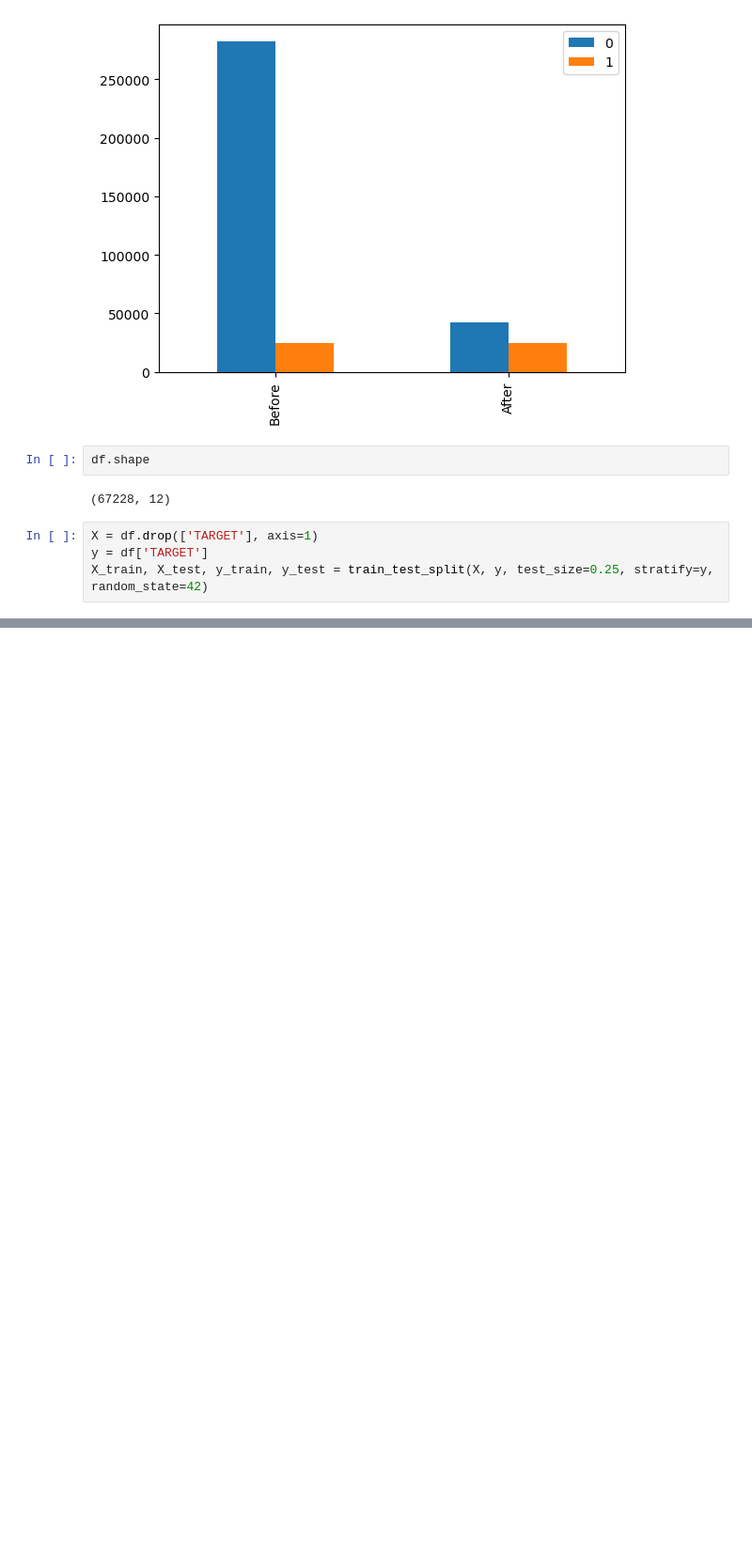
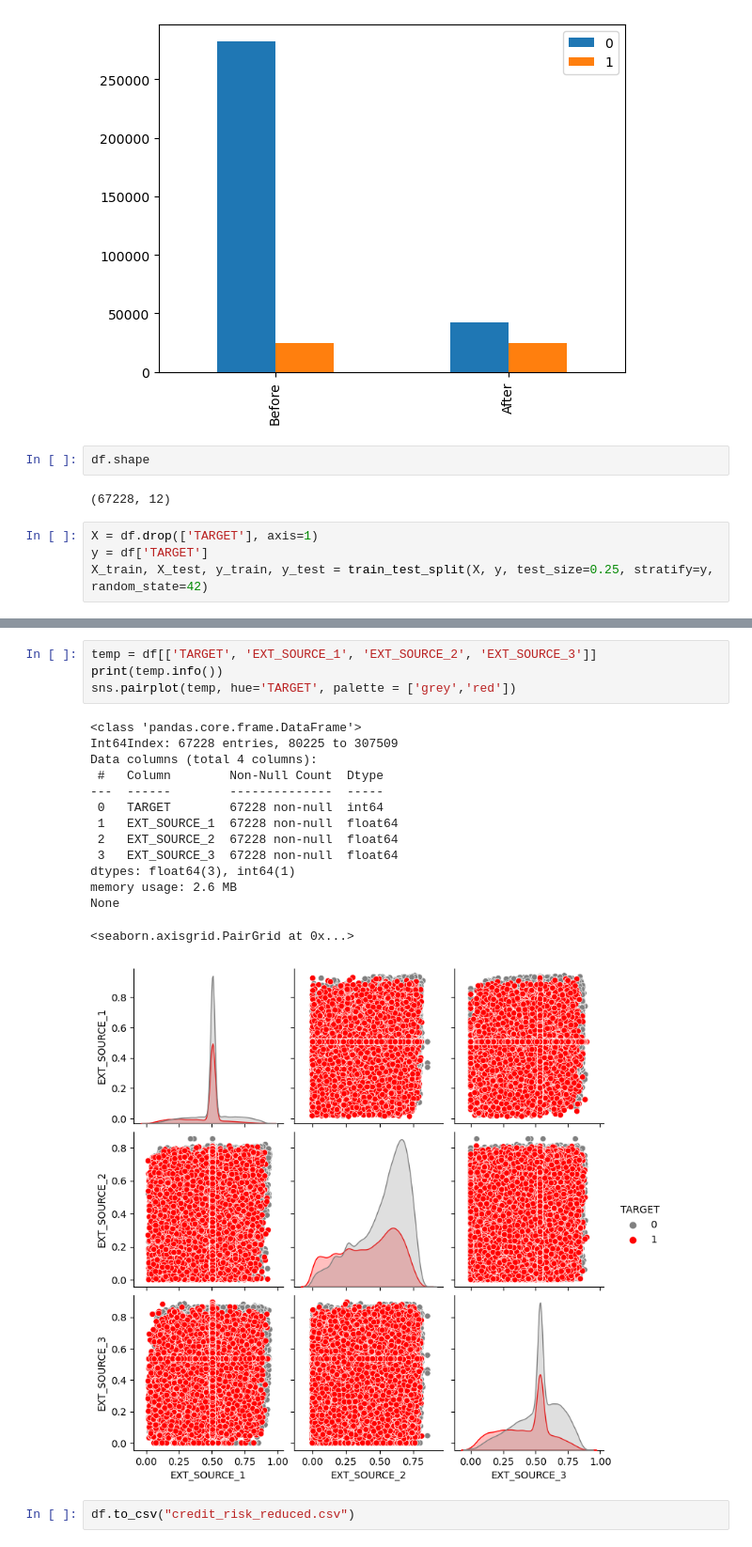
Before and after one commit to mehratif1/Project4_Team1, a Jupyter notebook: Script1.ipynb, the cells around one changed output, grey strips where cells are left out. Shown at 94% size. Cells and saved outputs as stored; diff of their text form; blank space fills up the shorter version.

```diff
--- a/Script1.ipynb
+++ b/Script1.ipynb
@@ -320,0 +286,21 @@ for feature in key_features:
+# %%
+temp = df[['TARGET', 'EXT_SOURCE_1', 'EXT_SOURCE_2', 'EXT_SOURCE_3']]
+print(temp.info())
+sns.pairplot(temp, hue='TARGET', palette = ['grey','red'])
+# %% [output]
+<class 'pandas.core.frame.DataFrame'>
+Int64Index: 67228 entries, 80225 to 307509
+Data columns (total 4 columns):
+ #   Column        Non-Null Count  Dtype
+---  ------        --------------  -----
+ 0   TARGET        67228 non-null  int64
+ 1   EXT_SOURCE_1  67228 non-null  float64
+ 2   EXT_SOURCE_2  67228 non-null  float64
+ 3   EXT_SOURCE_3  67228 non-null  float64
+dtypes: float64(3), int64(1)
+memory usage: 2.6 MB
+None
+<seaborn.axisgrid.PairGrid at 0x...>
+[figure, added]
+# %%
+df.to_csv("credit_risk_reduced.csv")
```
Also changed, not shown: parts of 10 cells of this notebook, 2 other files.
